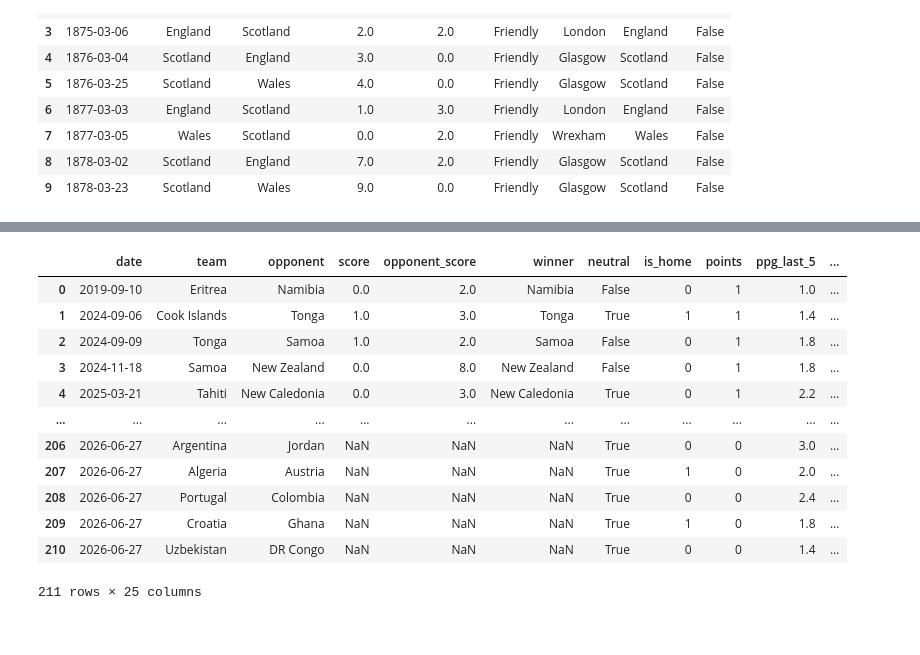
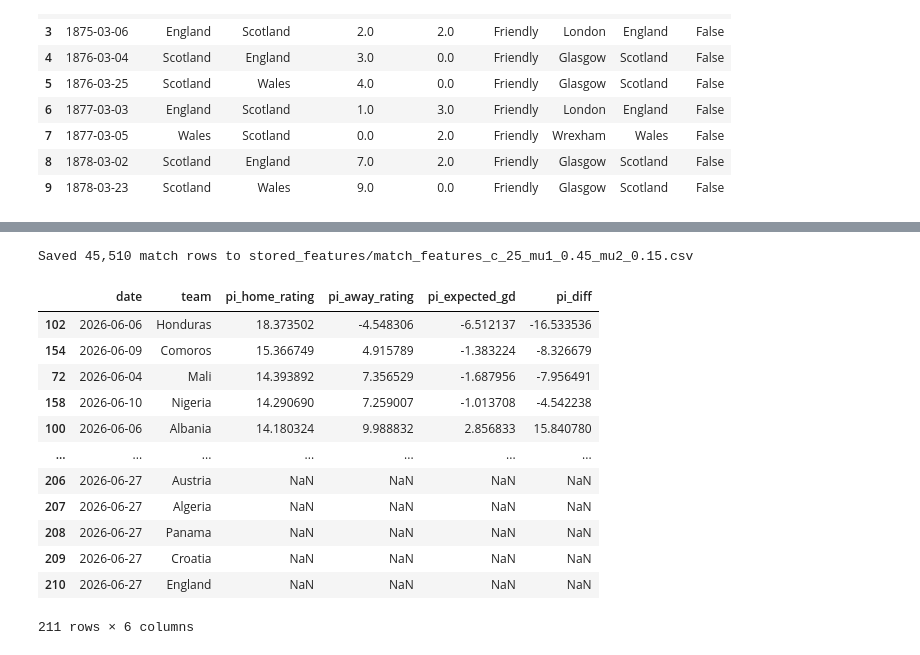
Before and after one commit to nikunjpradhan31/WorldCupPredictionModeling, a Jupyter notebook: data_preprocessing.ipynb, the cells around one changed output, grey strips where cells are left out. Drawn from its saved outputs; the diff is of its cells as text; code cells hidden in the pictures.

Commit message:
additional model params

```diff
--- a/data_preprocessing.ipynb
+++ b/data_preprocessing.ipynb
@@ -2,4 +2,13 @@
 import numpy as np
 import pandas as pd
 import datetime as dt
+from pathlib import Path
+from __future__ import annotations
+from collections.abc import Sequence
+from typing import Hashable
+
+
+DATA_DIR = Path("data")
+FEATURE_DIR = Path("stored_features")
+FEATURE_DIR.mkdir(parents=True, exist_ok=True)
 # %%
@@ -432,11 +798,16 @@ def add_pi_ratings(team_features_per_date, params):
     return df
 # %%
-c, mu1, mu2 = 10, 0.40, 0.20
+c, mu1, mu2 = 25, 0.45, 0.15
 params = (
     c,    # c
     mu1,   # mu1
     mu2    # mu2
 )
 
-df = add_pi_ratings(team_features_per_date, params)
+df = add_pi_ratings(team_features_per_date, params, strict=False)
+
+
+PI_PARAMETER_TAG = f"c_{c:g}_mu1_{mu1:.2f}_mu2_{mu2:.2f}"
+TEAM_FEATURES_PATH = FEATURE_DIR / f"team_features_{PI_PARAMETER_TAG}.csv"
+MATCH_FEATURES_PATH = FEATURE_DIR / f"match_features_{PI_PARAMETER_TAG}.csv"
 # %%
@@ -444,5 +815,5 @@ df.to_csv('stored_features/team_features_c_3_mu1_0.50_mu2_0.20.csv', index=False
 # %%
-team_features = pd.read_csv('stored_features/team_features_c_3_mu1_0.50_mu2_0.20.csv')
+team_features = pd.read_csv(TEAM_FEATURES_PATH, parse_dates=["date"])
 # %%
 df = team_features.copy()
 home_ = df.add_prefix("home_")
@@ -560,21 +948,43 @@ Index(['date', 'home_team', 'away_team', 'home_score', 'away_score', 'winner',
 matches = matches.drop(columns=["home_btts", "away_btts", "home_ppg_last_10", "away_ppg_last_10",
                                 "home_btts_rate_last_5", "away_btts_rate_last_5","home_goal_difference_trend", "away_goal_difference_trend","home_momentum", "away_momentum", "diff_clean_sheets_rate"])
 # %%
-matches.to_csv('stored_features/match_features_c_3_mu1_0.50_mu2_0.20.csv', index=False)
+matches.to_csv(MATCH_FEATURES_PATH, index=False)
+print(f"Saved {len(matches):,} match rows to {MATCH_FEATURES_PATH}")
+# %% [output]
+Saved 45,510 match rows to stored_features/match_features_c_25_mu1_0.45_mu2_0.15.csv
 # %%
-latest_team_ratings = team_features_per_date.sort_values("date").groupby("team").tail(1).reset_index(drop=True)
-display(latest_team_ratings)
+latest_team_ratings = (
+    team_features
+    .sort_values("date")
+    .groupby("team", group_keys=False)
+    .tail(1)
+    .reset_index(drop=True)
+)
+
+display(
+    latest_team_ratings[
+        [
+            "date",
+            "team",
+            "pi_home_rating",
+            "pi_away_rating",
+            "pi_expected_gd",
+            "pi_diff",
+        ]
+    ]
+    .sort_values("pi_home_rating", ascending=False)
+)
 # %% [output]
-|  | date | team | opponent | score | opponent_score | winner | neutral | is_home | points | ppg_last_5 | ... |
-| 0 | 2019-09-10 | Eritrea | Namibia | 0.0 | 2.0 | Namibia | False | 0 | 1 | 1.0 | ... |
-| 1 | 2024-09-06 | Cook Islands | Tonga | 1.0 | 3.0 | Tonga | True | 1 | 1 | 1.4 | ... |
-| 2 | 2024-09-09 | Tonga | Samoa | 1.0 | 2.0 | Samoa | False | 0 | 1 | 1.8 | ... |
-| 3 | 2024-11-18 | Samoa | New Zealand | 0.0 | 8.0 | New Zealand | False | 0 | 1 | 1.8 | ... |
-| 4 | 2025-03-21 | Tahiti | New Caledonia | 0.0 | 3.0 | New Caledonia | True | 0 | 1 | 2.2 | ... |
-| ... | ... | ... | ... | ... | ... | ... | ... | ... | ... | ... | ... |
-| 206 | 2026-06-27 | Argentina | Jordan | NaN | NaN | NaN | True | 0 | 0 | 3.0 | ... |
-| 207 | 2026-06-27 | Algeria | Austria | NaN | NaN | NaN | True | 1 | 0 | 2.0 | ... |
-| 208 | 2026-06-27 | Portugal | Colombia | NaN | NaN | NaN | True | 0 | 0 | 2.4 | ... |
-| 209 | 2026-06-27 | Croatia | Ghana | NaN | NaN | NaN | True | 1 | 0 | 1.8 | ... |
-| 210 | 2026-06-27 | Uzbekistan | DR Congo | NaN | NaN | NaN | True | 0 | 0 | 1.4 | ... |
+|  | date | team | pi_home_rating | pi_away_rating | pi_expected_gd | pi_diff |
+| 102 | 2026-06-06 | Honduras | 18.373502 | -4.548306 | -6.512137 | -16.533536 |
+| 154 | 2026-06-09 | Comoros | 15.366749 | 4.915789 | -1.383224 | -8.326679 |
+| 72 | 2026-06-04 | Mali | 14.393892 | 7.356529 | -1.687956 | -7.956491 |
+| 158 | 2026-06-10 | Nigeria | 14.290690 | 7.259007 | -1.013708 | -4.542238 |
+| 100 | 2026-06-06 | Albania | 14.180324 | 9.988832 | 2.856833 | 15.840780 |
+| ... | ... | ... | ... | ... | ... | ... |
+| 206 | 2026-06-27 | Austria | NaN | NaN | NaN | NaN |
+| 207 | 2026-06-27 | Algeria | NaN | NaN | NaN | NaN |
+| 208 | 2026-06-27 | Panama | NaN | NaN | NaN | NaN |
+| 209 | 2026-06-27 | Croatia | NaN | NaN | NaN | NaN |
+| 210 | 2026-06-27 | England | NaN | NaN | NaN | NaN |
-211 rows × 25 columns
+211 rows × 6 columns
```
Also changed, not shown: parts of 22 cells of this notebook, 2 other files.
